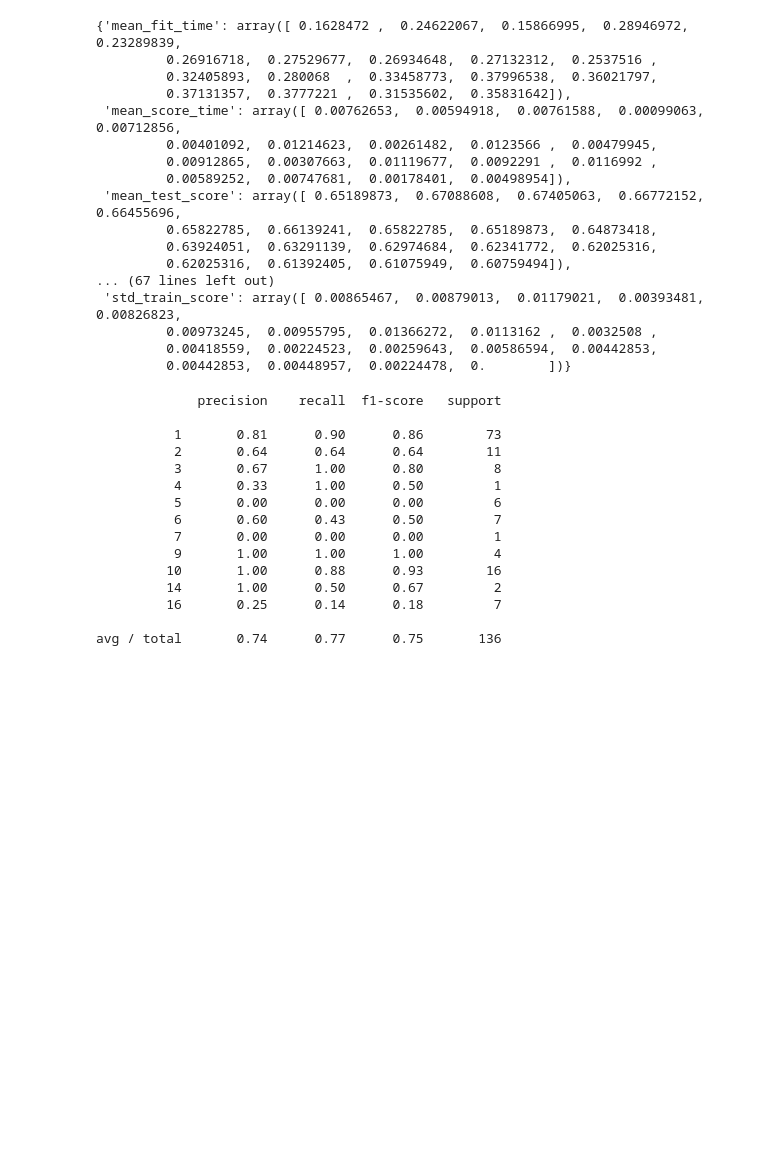
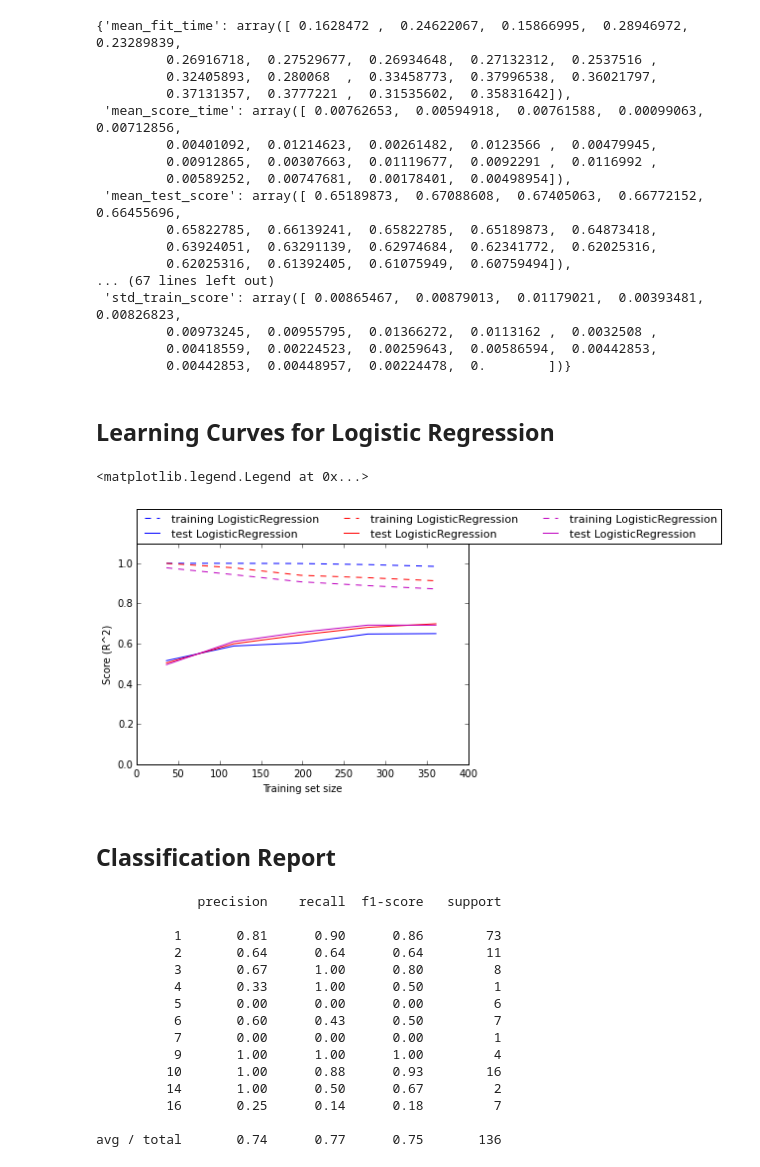
Before and after one commit to rui-r-duan/ecg_classification, a Jupyter notebook: ecg-exp.ipynb, the cells around one changed output. Cells and saved outputs as stored; diff of their text form; code cells hidden in the pictures; blank space fills up the shorter version.

Commit message:
add code for learning curve

```diff
--- a/ecg-exp.ipynb
+++ b/ecg-exp.ipynb
@@ -610,6 +610,29 @@ clf.cv_results_
          0.00973245,  0.00955795,  0.01366272,  0.0113162 ,  0.0032508 ,
          0.00418559,  0.00224523,  0.00259643,  0.00586594,  0.00442853,
          0.00442853,  0.00448957,  0.00224478,  0.        ])}
+# %% [markdown]
+## Learning Curves for Logistic Regression
+# %%
+from common_load import load_data
+from sklearn.linear_model import LogisticRegression
+from plot_learning_curve import plot_learning_curve
+import matplotlib.pyplot as plt
+
+
+X, y = load_data()
+
+lr_a = LogisticRegression() # C=1.0
+lr_b = LogisticRegression(C=0.1)
+lr_c = LogisticRegression(C=0.03)
+plot_learning_curve(lr_a, X, y)
+plot_learning_curve(lr_b, X, y)
+plot_learning_curve(lr_c, X, y)
+plt.legend(loc=(0, 1.00), ncol=3, fontsize=11)
+# %% [output]
+<matplotlib.legend.Legend at 0x...>
+[figure, added]
+# %% [markdown]
+## Classification Report
 # %%
 from sklearn.metrics import classification_report
 y_true, y_pred = y_test, clf.predict(X_test)
```
Also changed, not shown: 6 other files.
